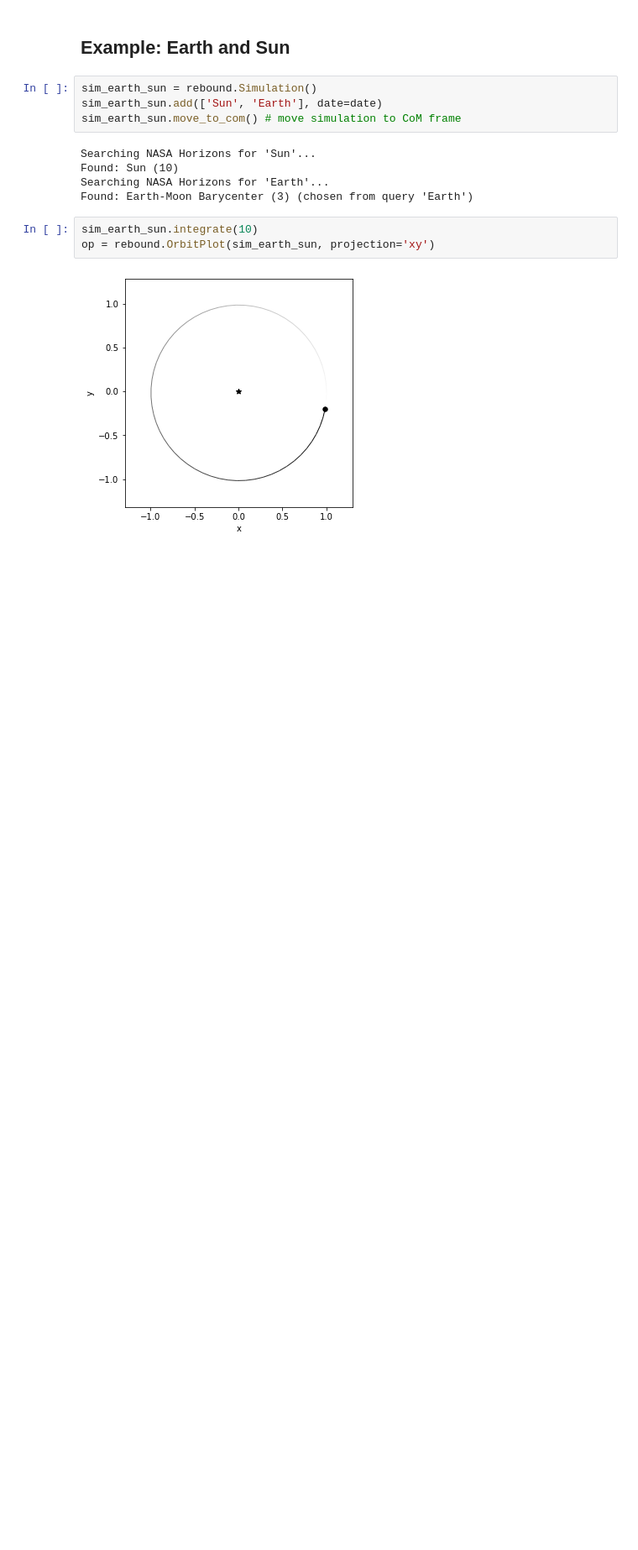
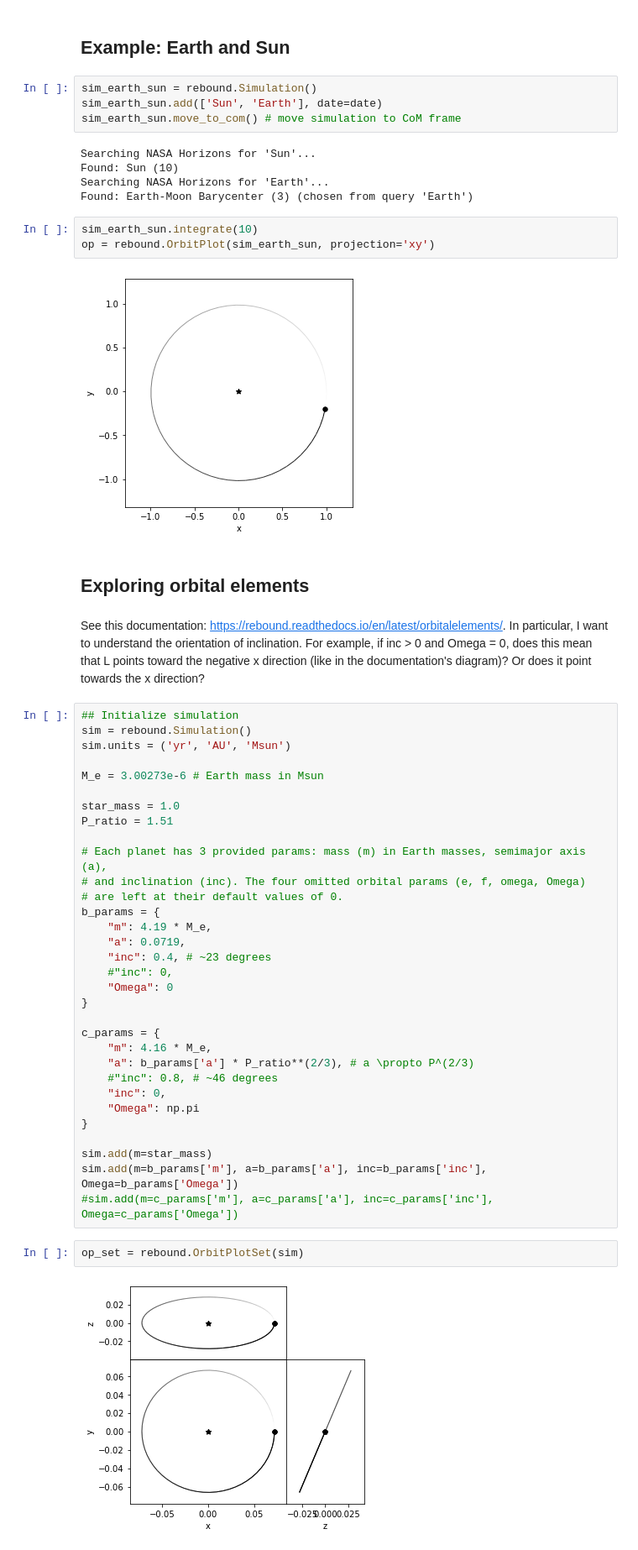
Before and after one commit to Jupiter1994/inc-dynamics, a Jupyter notebook: rebound_tutorials.ipynb, the cells around one changed output. Shown at 84% size. Cells and saved outputs as stored; diff of their text form; blank space fills up the shorter version.

Commit message:
looking at rebound's inc conventions, inc frame displacement

```diff
--- a/rebound_tutorials.ipynb
+++ b/rebound_tutorials.ipynb
@@ -106,3 +106,43 @@ sim_earth_sun.integrate(10)
 op = rebound.OrbitPlot(sim_earth_sun, projection='xy')
 # %% [output]
 [figure]
+# %% [markdown]
+## Exploring orbital elements
+# %% [markdown]
+See this documentation: https://rebound.readthedocs.io/en/latest/orbitalelements/. In particular, I want to understand the orientation of inclination. For example, if inc > 0 and Omega = 0, does this mean that L points toward the negative x direction (like in the documentation's diagram)? Or does it point towards the x direction?
+# %%
+## Initialize simulation
+sim = rebound.Simulation()
+sim.units = ('yr', 'AU', 'Msun')
+
+M_e = 3.00273e-6 # Earth mass in Msun
+
+star_mass = 1.0
+P_ratio = 1.51
+
+# Each planet has 3 provided params: mass (m) in Earth masses, semimajor axis (a),
+# and inclination (inc). The four omitted orbital params (e, f, omega, Omega)
+# are left at their default values of 0.
+b_params = {
+    "m": 4.19 * M_e,
+    "a": 0.0719,
+    "inc": 0.4, # ~23 degrees
+    #"inc": 0,
+    "Omega": 0
+}
+
+c_params = {
+    "m": 4.16 * M_e,
+    "a": b_params['a'] * P_ratio**(2/3), # a \propto P^(2/3)
+    #"inc": 0.8, # ~46 degrees
+    "inc": 0,
+    "Omega": np.pi
+}
+
+sim.add(m=star_mass)
+sim.add(m=b_params['m'], a=b_params['a'], inc=b_params['inc'], Omega=b_params['Omega'])
+#sim.add(m=c_params['m'], a=c_params['a'], inc=c_params['inc'], Omega=c_params['Omega'])
+# %%
+op_set = rebound.OrbitPlotSet(sim)
+# %% [output]
+[figure, added]
```
Also changed, not shown: parts of 3 cells of this notebook, 1 other file.
